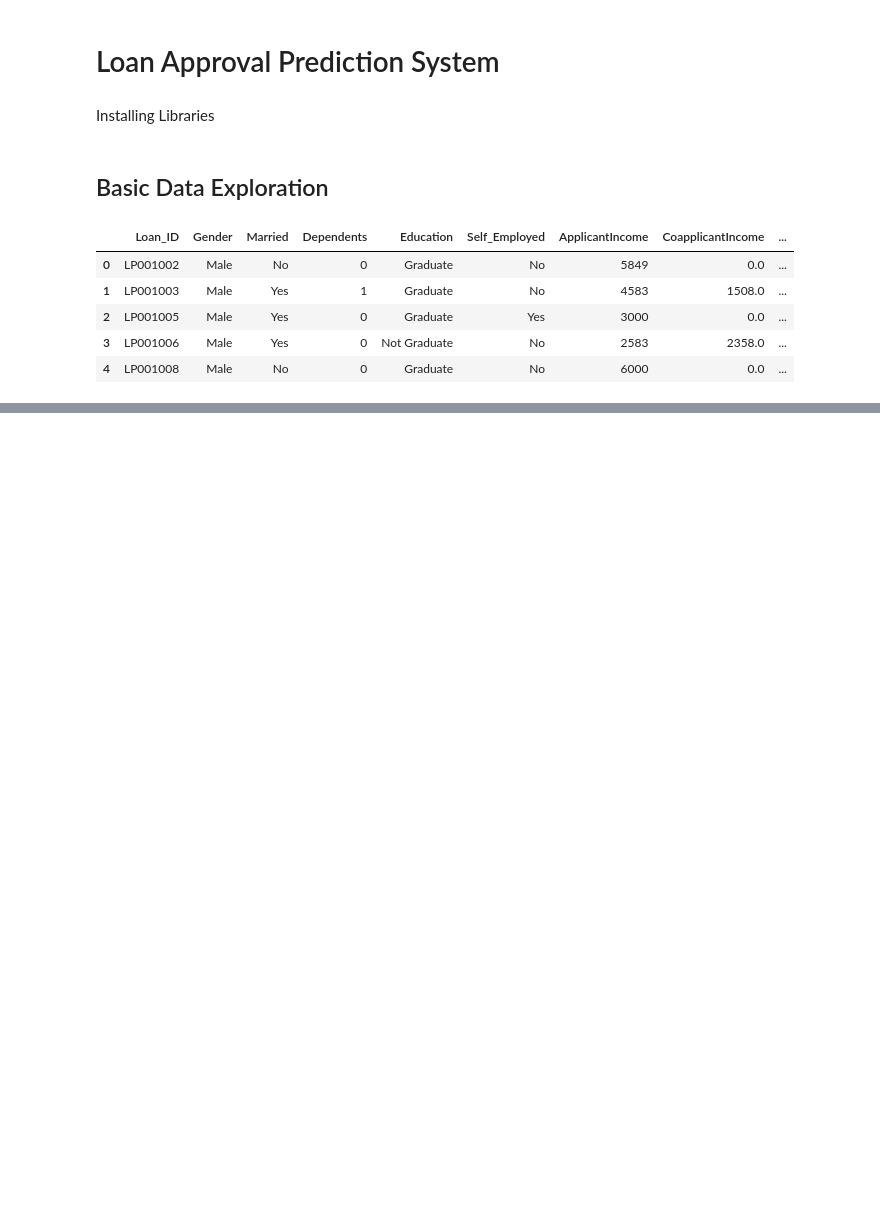
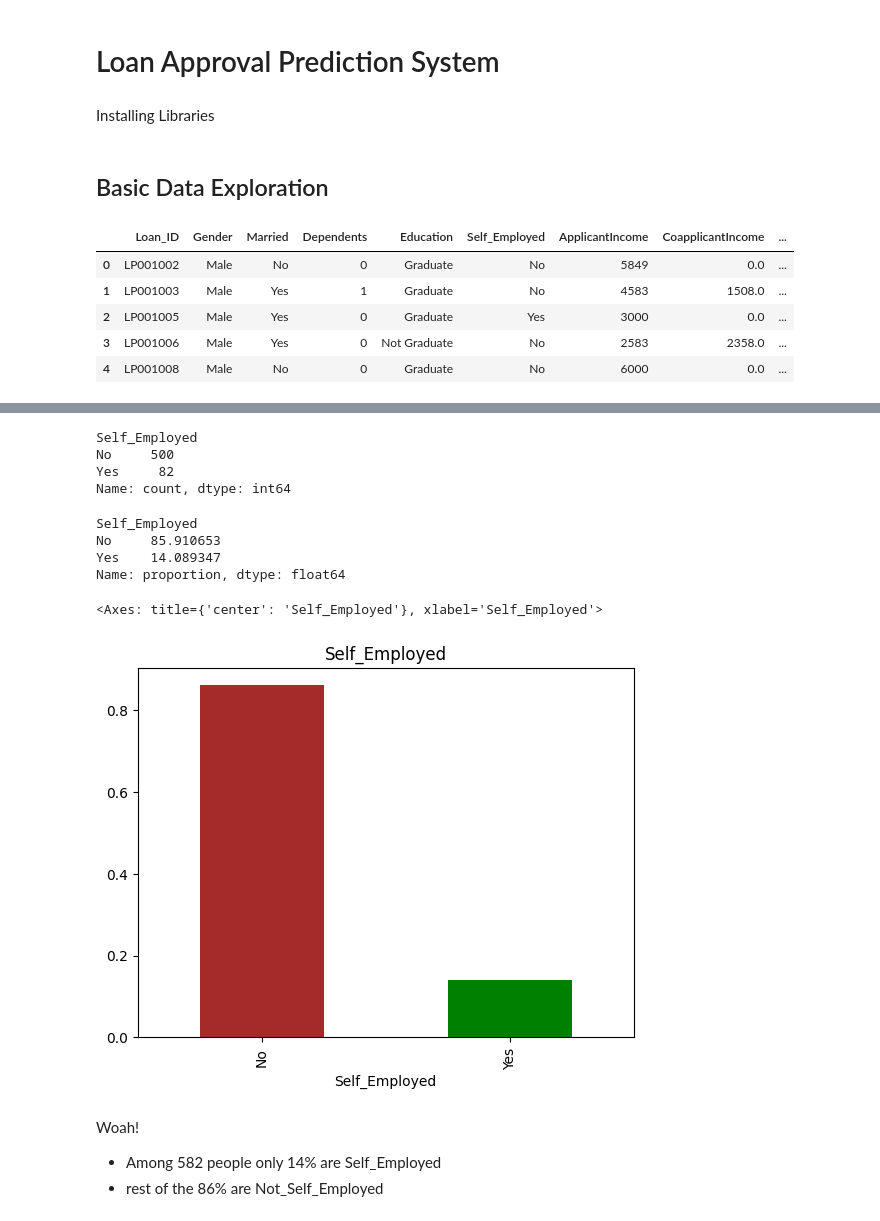
Before and after one commit to bhavbooks/Loan-Approval-Prediction-System, a Jupyter notebook: main.ipynb, the cells around one changed output, grey strips where cells are left out. Cells and saved outputs as stored; diff of their text form; code cells hidden in the pictures; blank space fills up the shorter version.

```diff
--- a/main.ipynb
+++ b/main.ipynb
@@ -30,0 +226,23 @@ train.head()
+# %%
+train["Self_Employed"].value_counts()
+# %% [output]
+Self_Employed
+No     500
+Yes     82
+Name: count, dtype: int64
+# %%
+train['Self_Employed'].value_counts(normalize=True)*100
+# %% [output]
+Self_Employed
+No     85.910653
+Yes    14.089347
+Name: proportion, dtype: float64
+# %%
+train['Self_Employed'].value_counts(normalize=True).plot.bar(title='Self_Employed',color=["brown","green"])
+# %% [output]
+<Axes: title={'center': 'Self_Employed'}, xlabel='Self_Employed'>
+[figure, added]
+# %% [markdown]
+Woah!
+- Among 582 people only 14% are Self_Employed
+- rest of the 86% are Not_Self_Employed
```
Also changed, not shown: parts of 35 cells of this notebook.
